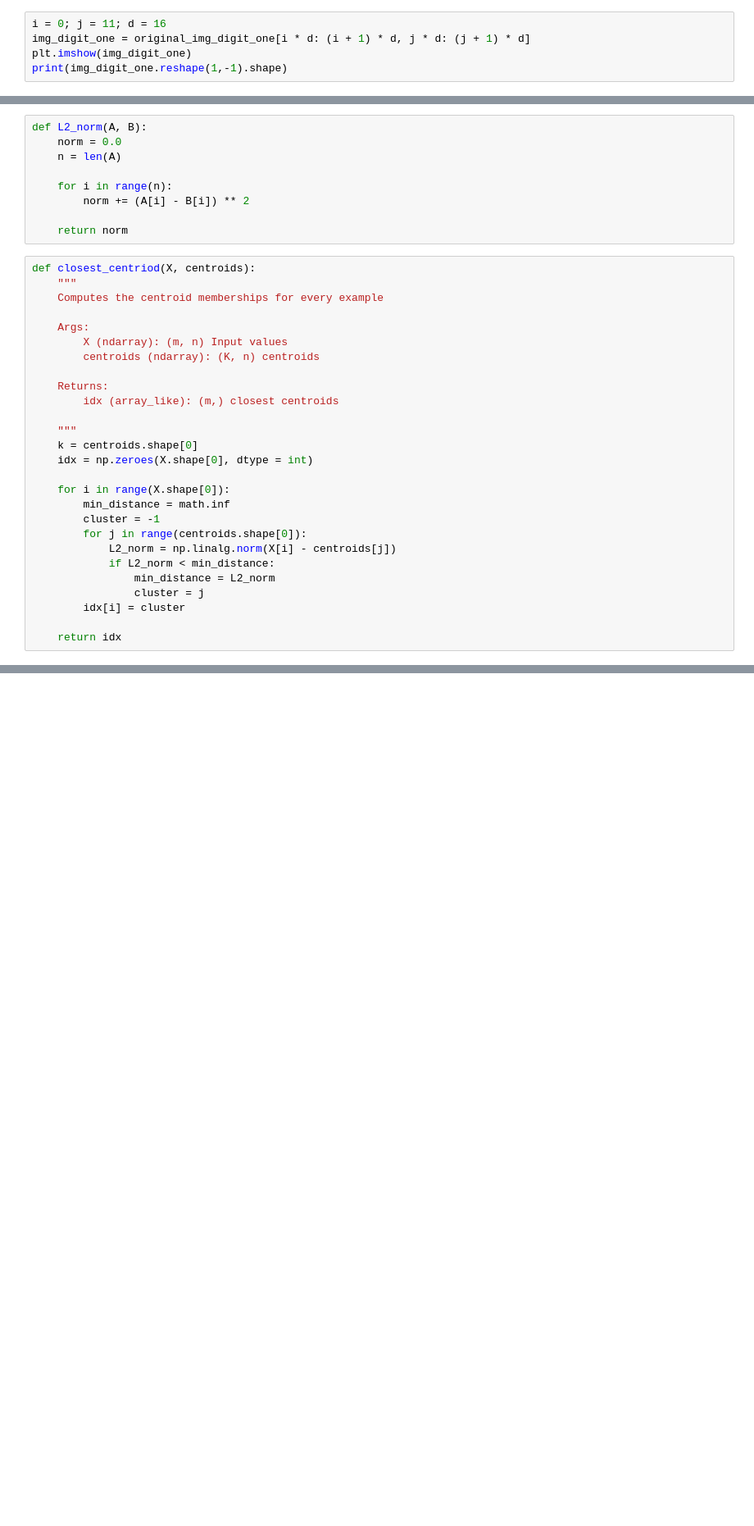
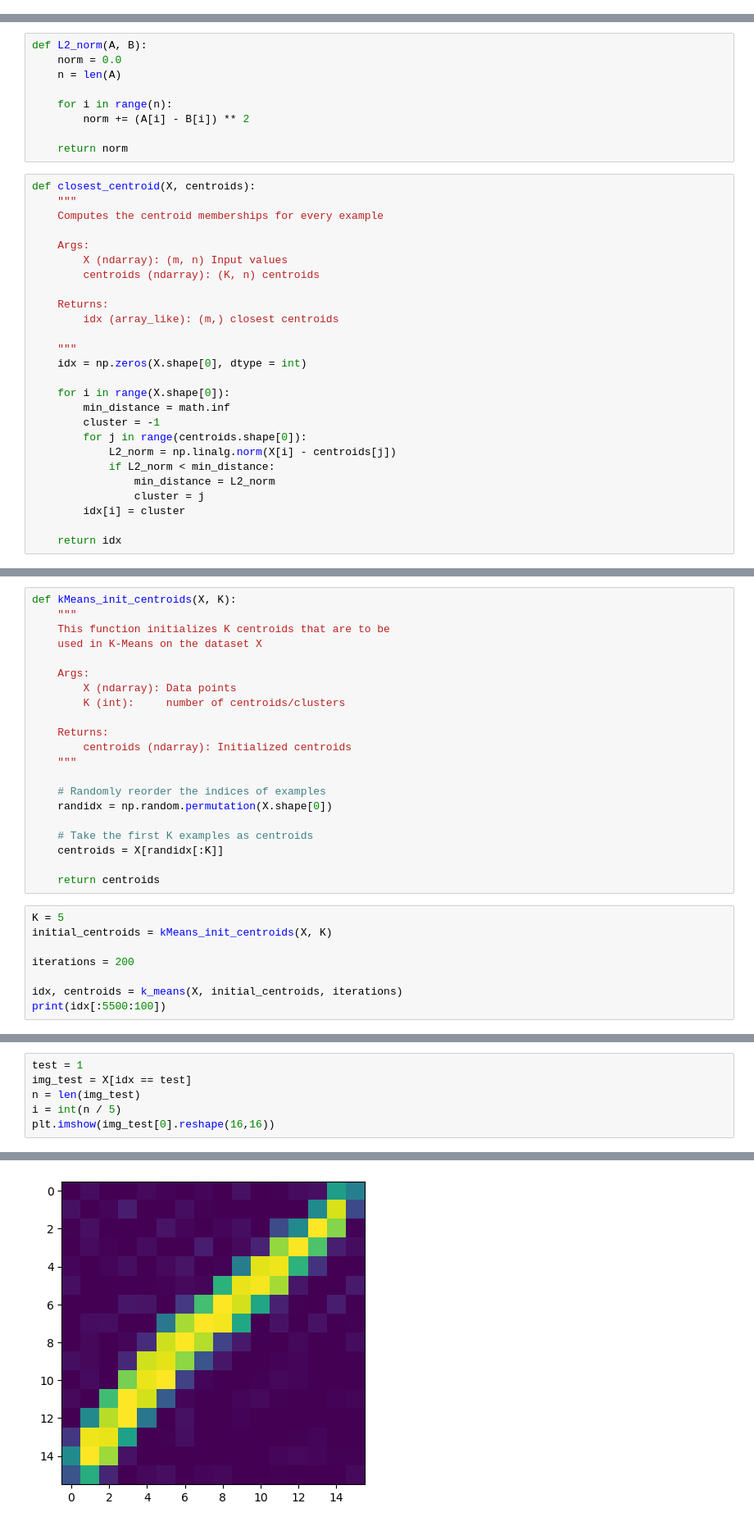
Before and after one commit to SheidaAbedpour/K-Means-Clustering, a Jupyter notebook: main.ipynb, the cells around one changed output, grey strips where cells are left out. Shown at 82% size. Saved outputs shown, nothing was run; the diff lists cells and outputs as text; blank space fills up the shorter version.

Commit message:
k-means completed and debuged :)

```diff
--- a/main.ipynb
+++ b/main.ipynb
@@ -23,8 +18,3 @@ column = int(original_img_digit_one.shape[1] / 16)
 print("r: ", row, " column: ", column)
 # %% [output]
 r:  34  column:  33
-# %%
-i = 0; j = 11; d = 16
-img_digit_one = original_img_digit_one[i * d: (i + 1) * d, j * d: (j + 1) * d]
-plt.imshow(img_digit_one)
-print(img_digit_one.reshape(1,-1).shape)
@@ -51,7 +42,7 @@ def L2_norm(A, B):
 
     return norm
 # %%
-def closest_centriod(X, centroids):
+def closest_centroid(X, centroids):
     """
     Computes the centroid memberships for every example
 
@@ -63,8 +54,7 @@ def closest_centriod(X, centroids):
         idx (array_like): (m,) closest centroids
 
     """
-    k = centroids.shape[0]
-    idx = np.zeroes(X.shape[0], dtype = int)
+    idx = np.zeros(X.shape[0], dtype = int)
 
     for i in range(X.shape[0]):
         min_distance = math.inf
@@ -102,0 +106,29 @@ def compute_centroids(X, idx, K):
+# %%
+def kMeans_init_centroids(X, K):
+    """
+    This function initializes K centroids that are to be
+    used in K-Means on the dataset X
+
+    Args:
+        X (ndarray): Data points
+        K (int):     number of centroids/clusters
+
+    Returns:
+        centroids (ndarray): Initialized centroids
+    """
+
+    # Randomly reorder the indices of examples
+    randidx = np.random.permutation(X.shape[0])
+
+    # Take the first K examples as centroids
+    centroids = X[randidx[:K]]
+
+    return centroids
+# %%
+K = 5
+initial_centroids = kMeans_init_centroids(X, K)
+
+iterations = 200
+
+idx, centroids = k_means(X, initial_centroids, iterations)
+print(idx[:5500:100])
@@ -102,0 +138,7 @@ def compute_centroids(X, idx, K):
+# %%
+test = 1
+img_test = X[idx == test]
+n = len(img_test)
+i = int(n / 5)
+plt.imshow(img_test[0].reshape(16,16))
+# %% [output]
@@ -102,0 +146 @@ def compute_centroids(X, idx, K):
+[figure, added]
```
Also changed, not shown: parts of 14 cells of this notebook.
